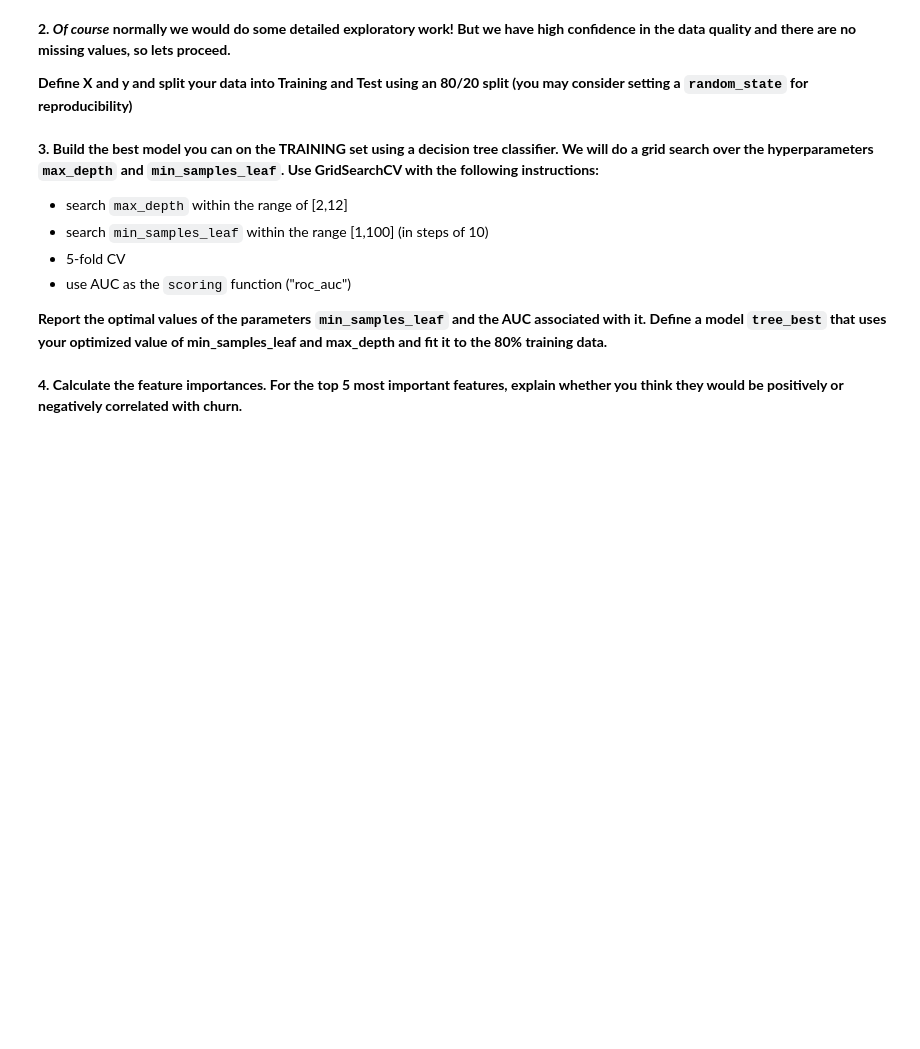
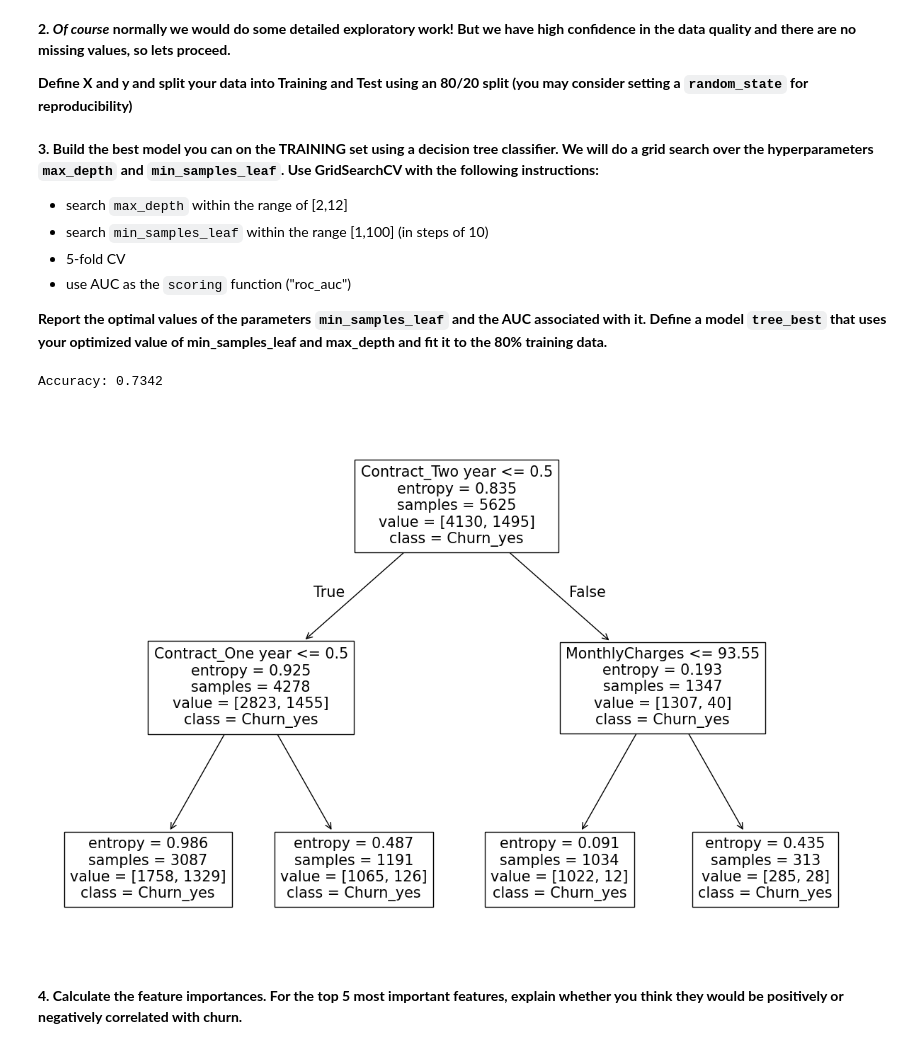
Before and after one commit to DotBion/techgb2336-dataSciBiz, a Jupyter notebook: Copy_of_HW3.ipynb, the cells around one changed output. Drawn from its saved outputs; the diff is of its cells as text; code cells hidden in the pictures; blank space fills up the shorter version.

```diff
--- a/Copy_of_HW3.ipynb
+++ b/Copy_of_HW3.ipynb
@@ -50,0 +288,12 @@ df.head()
+# %%
+# prompt: convert the above categorical columns into dummies
+
+# Assuming df is already loaded and processed as in the previous code
+
+# Get a list of categorical columns (excluding those already converted or not needed)
+categorical_cols = ['MultipleLines', 'InternetService', 'Contract', 'PaymentMethod']
+
+# Convert categorical columns to dummy variables
+df = pd.get_dummies(df, columns=categorical_cols, drop_first=True)
+
+print(df.head())
@@ -52,6 +319,11 @@ df.head()
 __2. _Of course_ normally we would do some detailed exploratory work!  But we have high confidence in the data quality and there are no missing values, so lets proceed.__
 
 __Define X and y and split your data into Training and Test using an 80/20 split (you may consider setting a `random_state` for reproducibility)__
+# %%
+X = df.drop('Churn', axis=1)
+y = df['Churn']
+
+X_train, X_test, y_train, y_test = train_test_split(X, y, test_size=0.2, random_state=42)
 # %% [markdown]
 __3. Build the best model you can on the TRAINING set using a decision tree classifier.  We will do a grid search over the hyperparameters `max_depth` and `min_samples_leaf`.  Use GridSearchCV with the following instructions:__
 - search `max_depth` within the range of [2,12]
@@ -63,3 +340,29 @@ __3. Build the best model you can on the TRAINING set using a decision tree clas
+# %%
+### fit the model on the training set (use depth=2)
+from sklearn import tree
+from sklearn.tree import DecisionTreeClassifier
+depth=2
+decision_tree = DecisionTreeClassifier(max_depth=depth, criterion="entropy")
+decision_tree.fit(X_train, y_train)
+
+### apply the model to the test set using .predict
+y_pred = decision_tree.predict(X_test)
+
+### find the accuracy using metrics.accuracy_score()
+accuracy = metrics.accuracy_score(y_pred, y_test)
+print("Accuracy:", round(accuracy,4))
+# %% [output]
+Accuracy: 0.7342
+# %%
+predictor_cols = X.columns
+# %%
+from sklearn.tree import plot_tree
+
+plt.figure(figsize=(15,10))
+plot_tree(decision_tree, feature_names=predictor_cols, class_names=["Churn_yes", "Churn_no"])
+plt.show()
+# %% [output]
+[figure, added]
 # %% [markdown]
 **4. Calculate the feature importances.  For the top 5 most important features, explain whether you think they would be positively or negatively correlated with churn.**
 # %% [markdown]
```
Also changed, not shown: parts of 12 cells of this notebook.
